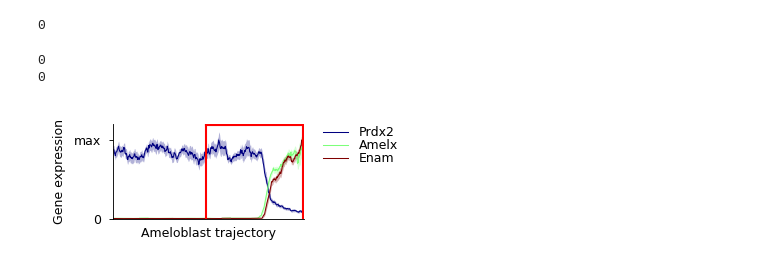
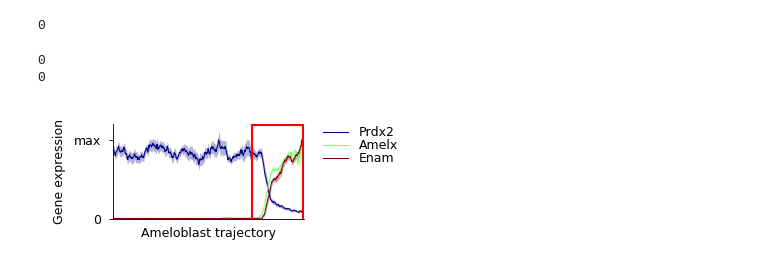
Before and after one commit to rapolaszilionis/Sharir_et_al_2019, a Jupyter notebook: pseudotime_ordering_of_ameloblasts.ipynb, the cells around one changed output. Saved outputs shown, nothing was run; the diff lists cells and outputs as text; code cells hidden in the pictures.

Commit message:
ameloblast trajectory threshold changed to match figures in paper

```diff
--- a/pseudotime_ordering_of_ameloblasts.ipynb
+++ b/pseudotime_ordering_of_ameloblasts.ipynb
@@ -398,20 +404,20 @@ mocounts = moving_average(ocounts.T,m=m).T
 # %%
 a,fig,gs = plot_pseudo(['Prdx2','Amelx','Enam',
                        ],
            ocounts=ocounts.T,
            w=10,
            m=m,
            return_ax=True,
            )
 
-ts = 200
+ts = 300
 a.plot((ts,ts),(0.,a.get_ylim()[1]),lw=1,color='r')
 a.plot((ts,a.get_xlim()[1]),(a.get_ylim()[1],a.get_ylim()[1]),color='r')
 a.plot((a.get_xlim()[1]-1,a.get_xlim()[1]-1),(0.,a.get_ylim()[1]),lw=1,color='r')
 gs.tight_layout(fig)
 
 plt.show()
 # %% [output]
 0
 0
-[figure, old version]
+[figure, new version]
```
Also changed, not shown: parts of 1 cell of this notebook.
